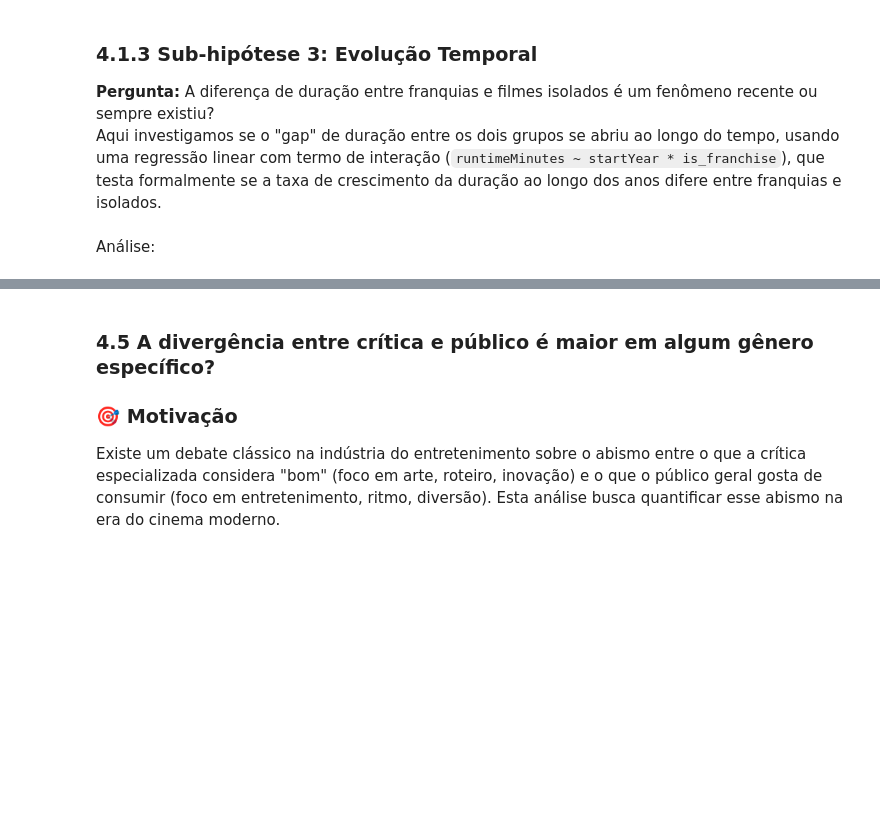
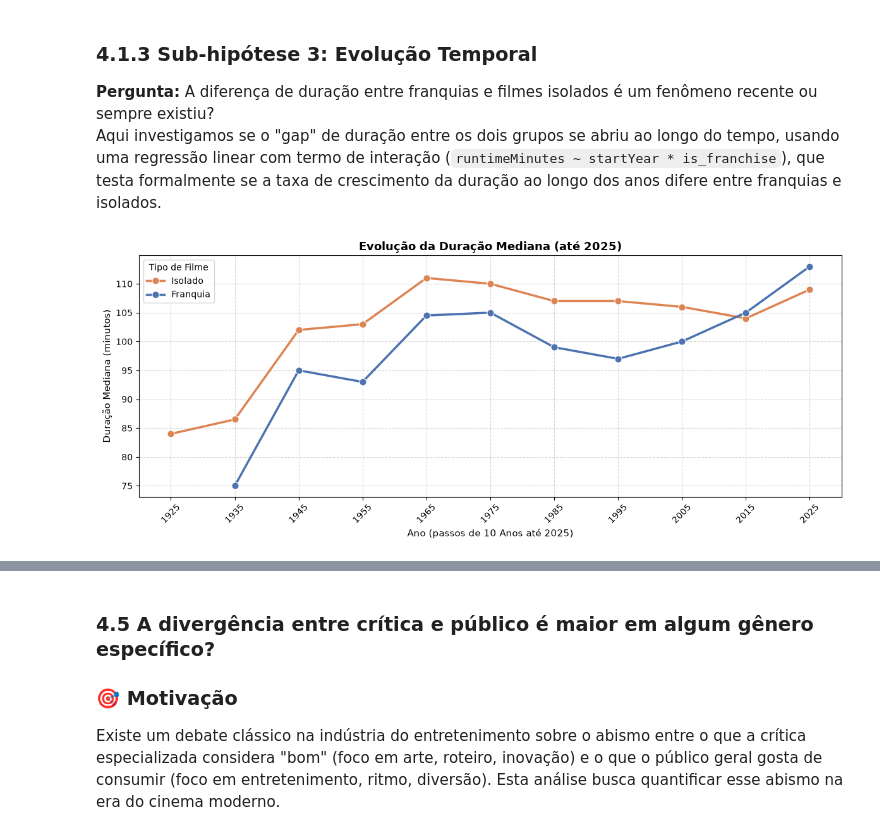
Before and after one commit to KawanePedro/icd-projeto, a Jupyter notebook: notebooks/presentation.ipynb, the cells around one changed output, grey strips where cells are left out. Drawn from its saved outputs; the diff is of its cells as text; code cells hidden in the pictures; blank space fills up the shorter version.

```diff
--- a/notebooks/presentation.ipynb
+++ b/notebooks/presentation.ipynb
@@ -681,6 +683,74 @@ A regressão linear confirma uma relação estatisticamente significativa entre
 
 Aqui investigamos se o "gap" de duração entre os dois grupos se abriu ao longo do tempo, usando uma regressão linear com termo de interação (<code>runtimeMinutes ~ startYear * is_franchise</code>), que testa formalmente se a taxa de crescimento da duração ao longo dos anos difere entre franquias e isolados.
 # %%
-codigo aqui
+import os
+import matplotlib.pyplot as plt
+import pandas as pd
+import seaborn as sns
+
+df = pd.read_csv("../data/df_tmdb.csv")
+df_clean = df.dropna(
+    subset=["runtimeMinutes", "startYear", "is_franchise"]
+).copy()
+
+df_clean["startYear"] = df_clean["startYear"].astype(int)
+df_clean["runtimeMinutes"] = df_clean["runtimeMinutes"].astype(int)
+df_clean["tipo_filme"] = df_clean["is_franchise"].map(
+    {True: "Franquia", False: "Isolado"}
+)
+
+df_clean = df_clean[
+    (df_clean["startYear"] > 1915) & (df_clean["startYear"] <= 2025)
+].copy()
+
+bins = list(range(1915, 2035, 10))
+labels = list(range(1925, 2035, 10))
+
+df_clean["ano_ancora"] = pd.cut(
+    df_clean["startYear"], bins=bins, labels=labels, right=True
+)
+
+df_clean = df_clean.dropna(subset=["ano_ancora"]).copy()
+df_clean["ano_ancora"] = df_clean["ano_ancora"].astype(int)
+df_clean = df_clean[df_clean["ano_ancora"] <= 2025]
+
+mediana_ancorada = (
+    df_clean.groupby(["ano_ancora", "tipo_filme"], observed=False)[
+        "runtimeMinutes"
+    ]
+    .median()
+    .reset_index()
+)
+
+plt.figure(figsize=(12, 5))
+sns.lineplot(
+    data=mediana_ancorada,
+    x="ano_ancora",
+    y="runtimeMinutes",
+    hue="tipo_filme",
+    marker="o",
+    markersize=8,
+    linewidth=2.5,
+    palette=["#DD8452", "#4C72B0"],
+)
+
+plt.title(
+    "Evolução da Duração Mediana (até 2025)",
+    fontsize=13,
+    fontweight="bold",
+)
+plt.xlabel("Ano (passos de 10 Anos até 2025)", fontsize=11)
+plt.ylabel("Duração Mediana (minutos)", fontsize=11)
+
+anos_marcadores = sorted(mediana_ancorada["ano_ancora"].unique())
+plt.xticks(anos_marcadores, rotation=45)
+
+plt.grid(True, linestyle="--", alpha=0.5)
+plt.legend(title="Tipo de Filme")
+plt.tight_layout()
+
+os.makedirs("../figs", exist_ok=True)
+plt.savefig("../figs/h3_evolucao_ancorada_2025.png", dpi=150)
+plt.show()
+# %% [output]
+[figure, added]
-# %% [markdown]
-Análise:
```
Also changed, not shown: parts of 12 cells of this notebook, 1 other file.
